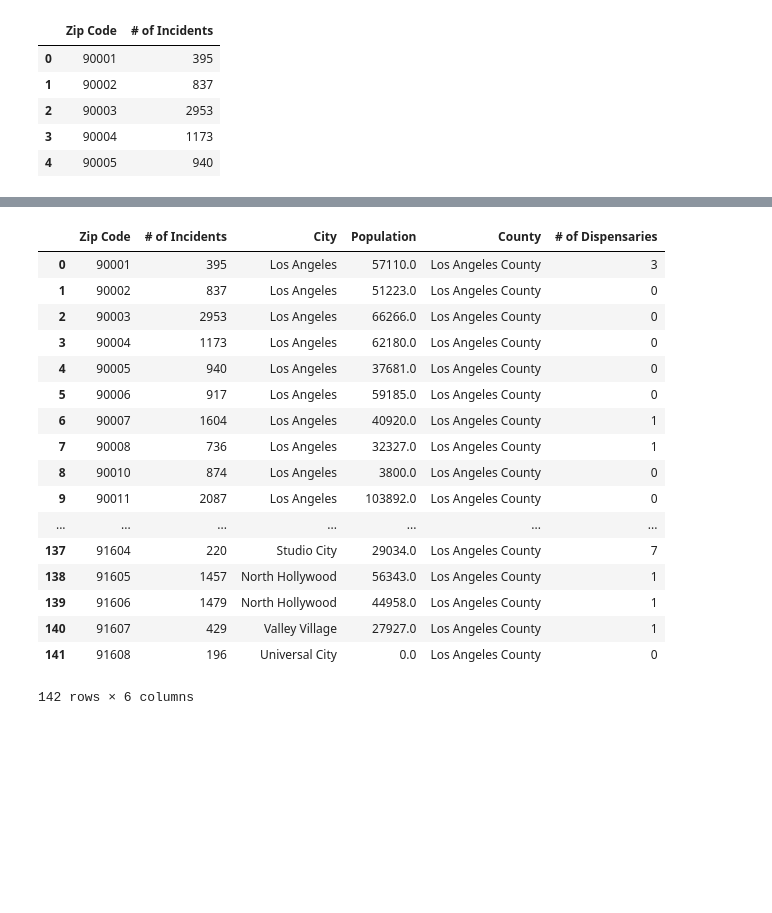
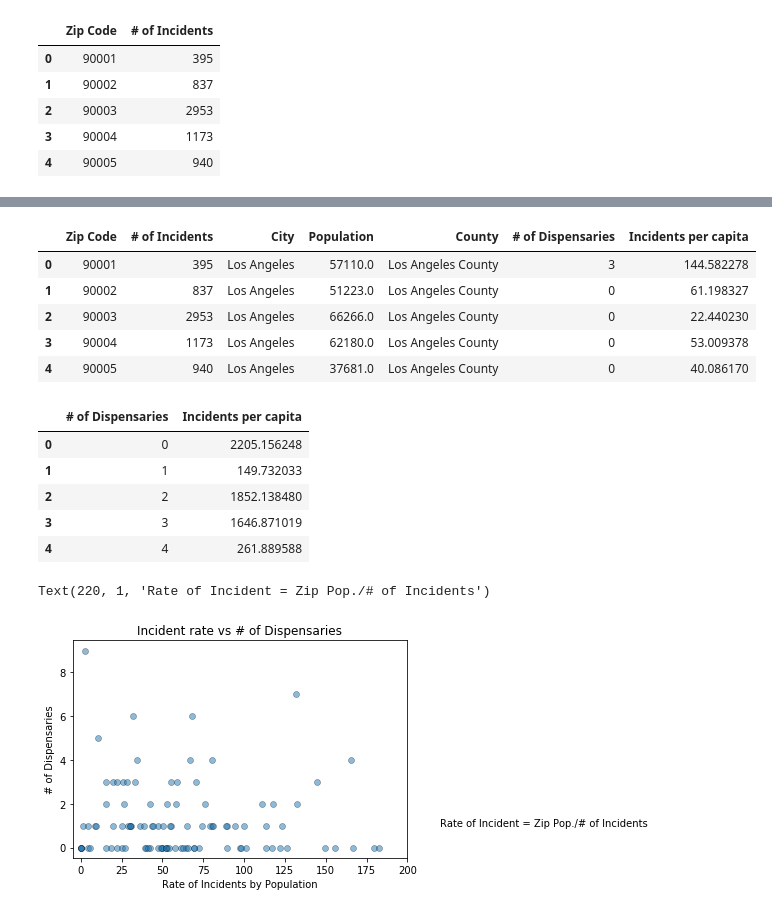
Before and after one commit to omkarkameshiyer/TeamBB4Project, a Jupyter notebook: Crime_Analysis.ipynb, the cells around one changed output, grey strips where cells are left out. Saved outputs shown, nothing was run; the diff lists cells and outputs as text; code cells hidden in the pictures; blank space fills up the shorter version.

```diff
--- a/Crime_Analysis.ipynb
+++ b/Crime_Analysis.ipynb
@@ -87,3 +109,5 @@ Dispendary_by_Zip_Clean.to_csv('LA County # of Dispensaries by Zip.csv')
 # %%
 City_Crime_Final = pd.merge(Incidents_by_Zip_clean,City_info_Summary_df, on='Zip Code',how='left')
 City_Crime_Final = pd.merge(City_Crime_Final,Dispendary_by_Zip_Clean, on='Zip Code',how='left').fillna('0')
+City_Crime_Final['Incidents per capita']= City_Crime_Final['Population']/City_Crime_Final['# of Incidents']
+City_Crime_Final['# of Dispensaries'] = City_Crime_Final['# of Dispensaries'].astype(int)
@@ -90,21 +116,31 @@ City_Crime_Final = pd.merge(City_Crime_Final,Dispendary_by_Zip_Clean, on='Zip Co
 # %%
-City_Crime_Final
+City_Crime_Final.head()
 # %% [output]
-|  | Zip Code | # of Incidents | City | Population | County | # of Dispensaries |
-| 0 | 90001 | 395 | Los Angeles | 57110.0 | Los Angeles County | 3 |
-| 1 | 90002 | 837 | Los Angeles | 51223.0 | Los Angeles County | 0 |
-| 2 | 90003 | 2953 | Los Angeles | 66266.0 | Los Angeles County | 0 |
-| 3 | 90004 | 1173 | Los Angeles | 62180.0 | Los Angeles County | 0 |
-| 4 | 90005 | 940 | Los Angeles | 37681.0 | Los Angeles County | 0 |
-| 5 | 90006 | 917 | Los Angeles | 59185.0 | Los Angeles County | 0 |
-| 6 | 90007 | 1604 | Los Angeles | 40920.0 | Los Angeles County | 1 |
-| 7 | 90008 | 736 | Los Angeles | 32327.0 | Los Angeles County | 1 |
-| 8 | 90010 | 874 | Los Angeles | 3800.0 | Los Angeles County | 0 |
-| 9 | 90011 | 2087 | Los Angeles | 103892.0 | Los Angeles County | 0 |
-| ... | ... | ... | ... | ... | ... | ... |
-| 137 | 91604 | 220 | Studio City | 29034.0 | Los Angeles County | 7 |
-| 138 | 91605 | 1457 | North Hollywood | 56343.0 | Los Angeles County | 1 |
-| 139 | 91606 | 1479 | North Hollywood | 44958.0 | Los Angeles County | 1 |
-| 140 | 91607 | 429 | Valley Village | 27927.0 | Los Angeles County | 1 |
-| 141 | 91608 | 196 | Universal City | 0.0 | Los Angeles County | 0 |
+|  | Zip Code | # of Incidents | City | Population | County | # of Dispensaries | Incidents per capita |
+| 0 | 90001 | 395 | Los Angeles | 57110.0 | Los Angeles County | 3 | 144.582278 |
+| 1 | 90002 | 837 | Los Angeles | 51223.0 | Los Angeles County | 0 | 61.198327 |
+| 2 | 90003 | 2953 | Los Angeles | 66266.0 | Los Angeles County | 0 | 22.440230 |
+| 3 | 90004 | 1173 | Los Angeles | 62180.0 | Los Angeles County | 0 | 53.009378 |
+| 4 | 90005 | 940 | Los Angeles | 37681.0 | Los Angeles County | 0 | 40.086170 |
-142 rows × 6 columns
+# %%
+Incident_Dispensary_Final = City_Crime_Final.groupby(['# of Dispensaries'])[["Incidents per capita"]].mean()
+Incident_Dispensary_Final = Incident_Dispensary_Final.reset_index()
+Incident_Dispensary_Final['# of Dispensaries']=Incident_Dispensary_Final['# of Dispensaries'].astype(int)
+Incident_Dispensary_Final.head()
+# %% [output]
+|  | # of Dispensaries | Incidents per capita |
+| 0 | 0 | 2205.156248 |
+| 1 | 1 | 149.732033 |
+| 2 | 2 | 1852.138480 |
+| 3 | 3 | 1646.871019 |
+| 4 | 4 | 261.889588 |
+# %%
+plt.scatter(City_Crime_Final['Incidents per capita'],City_Crime_Final['# of Dispensaries'],alpha =.5, linewidth= .5,edgecolors = 'black')
+plt.xlim(-5,200)
+plt.title('Incident rate vs # of Dispensaries')
+plt.ylabel('# of Dispensaries')
+plt.xlabel('Rate of Incidents by Population')
+plt.text(220,1,"Rate of Incident = Zip Pop./# of Incidents")
+# %% [output]
+Text(220, 1, 'Rate of Incident = Zip Pop./# of Incidents')
+[figure, added]
```
Also changed, not shown: parts of 5 cells of this notebook, 1 other file.
